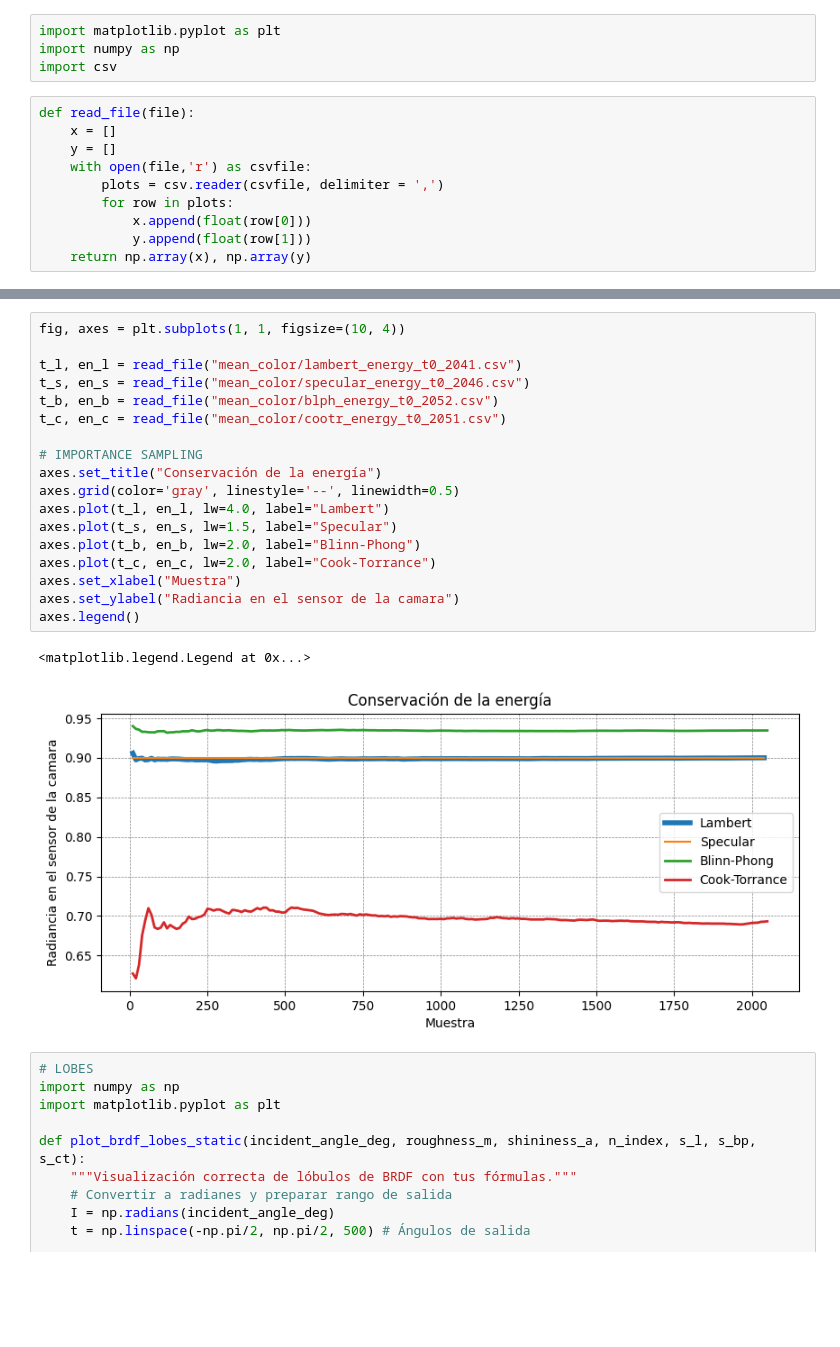
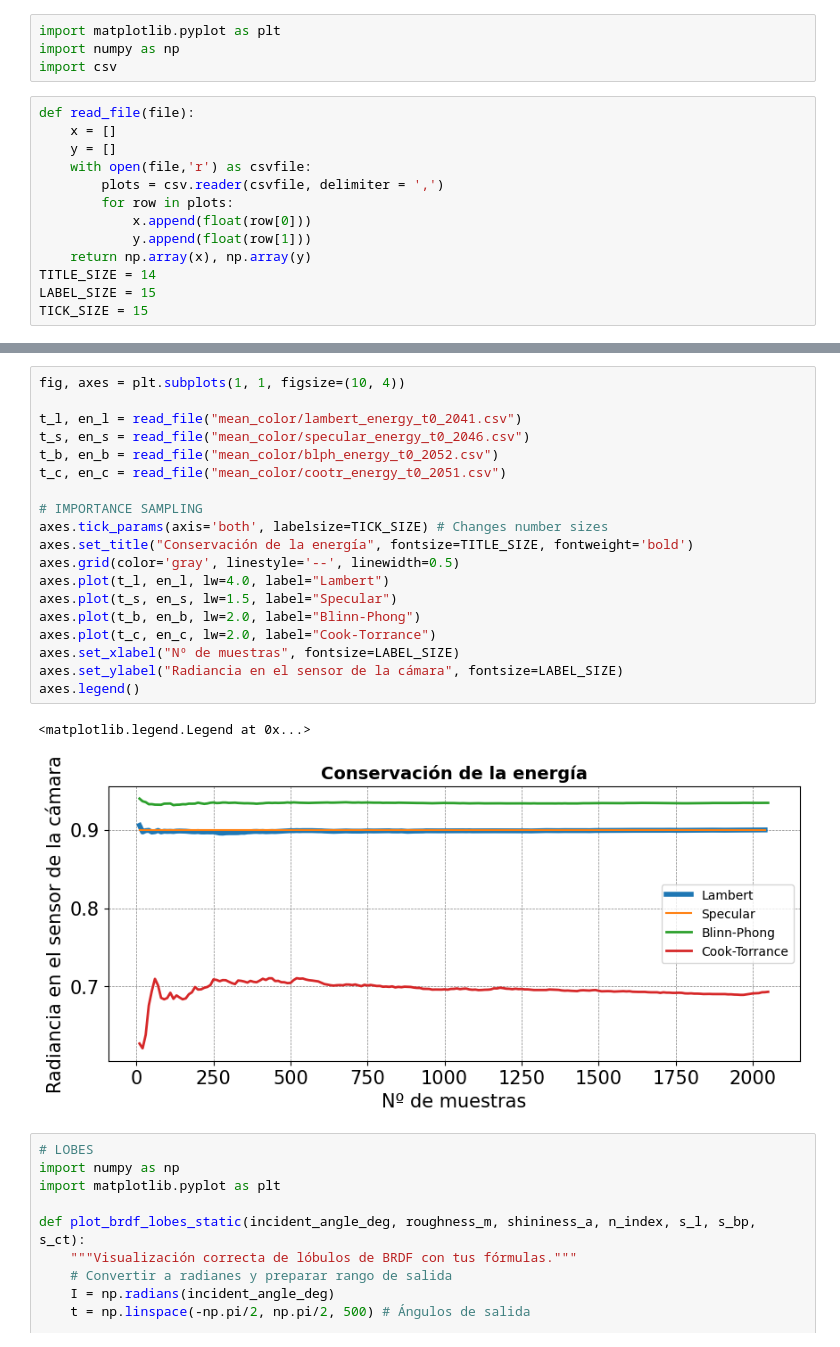
Before and after one commit to al7aro/rt, a Jupyter notebook: rt/renders/plotter.ipynb, the cells around one changed output, grey strips where cells are left out. Saved outputs shown, nothing was run; the diff lists cells and outputs as text; blank space fills up the shorter version.

```diff
--- a/rt/renders/plotter.ipynb
+++ b/rt/renders/plotter.ipynb
@@ -12,6 +12,9 @@ def read_file(file):
             x.append(float(row[0]))
             y.append(float(row[1]))
     return np.array(x), np.array(y)
+TITLE_SIZE = 14
+LABEL_SIZE = 15
+TICK_SIZE = 15
 # %%
 fig, axes = plt.subplots(1, 2, figsize=(20, 5))
 
@@ -57,24 +63,25 @@ axes[1].grid(color='gray', linestyle='--', linewidth=0.5)
 # %%
 fig, axes = plt.subplots(1, 1, figsize=(10, 4))
 
 t_l, en_l = read_file("mean_color/lambert_energy_t0_2041.csv")
 t_s, en_s = read_file("mean_color/specular_energy_t0_2046.csv")
 t_b, en_b = read_file("mean_color/blph_energy_t0_2052.csv")
 t_c, en_c = read_file("mean_color/cootr_energy_t0_2051.csv")
 
 # IMPORTANCE SAMPLING
-axes.set_title("Conservación de la energía")
+axes.tick_params(axis='both', labelsize=TICK_SIZE) # Changes number sizes
+axes.set_title("Conservación de la energía", fontsize=TITLE_SIZE, fontweight='bold')
 axes.grid(color='gray', linestyle='--', linewidth=0.5)
 axes.plot(t_l, en_l, lw=4.0, label="Lambert")
 axes.plot(t_s, en_s, lw=1.5, label="Specular")
 axes.plot(t_b, en_b, lw=2.0, label="Blinn-Phong")
 axes.plot(t_c, en_c, lw=2.0, label="Cook-Torrance")
-axes.set_xlabel("Muestra")
-axes.set_ylabel("Radiancia en el sensor de la camara")
+axes.set_xlabel("Nº de muestras", fontsize=LABEL_SIZE)
+axes.set_ylabel("Radiancia en el sensor de la cámara", fontsize=LABEL_SIZE)
 axes.legend()
 # %% [output]
 <matplotlib.legend.Legend at 0x...>
-[figure, old version]
+[figure, new version]
 # %%
 # LOBES
 import numpy as np
```
Also changed, not shown: parts of 1 cell of this notebook, 6 other files.
